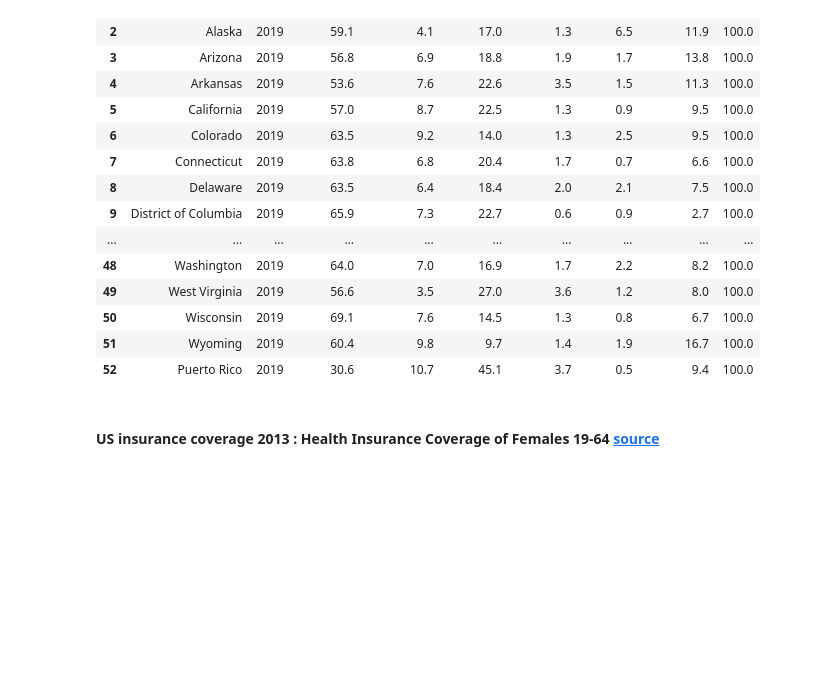
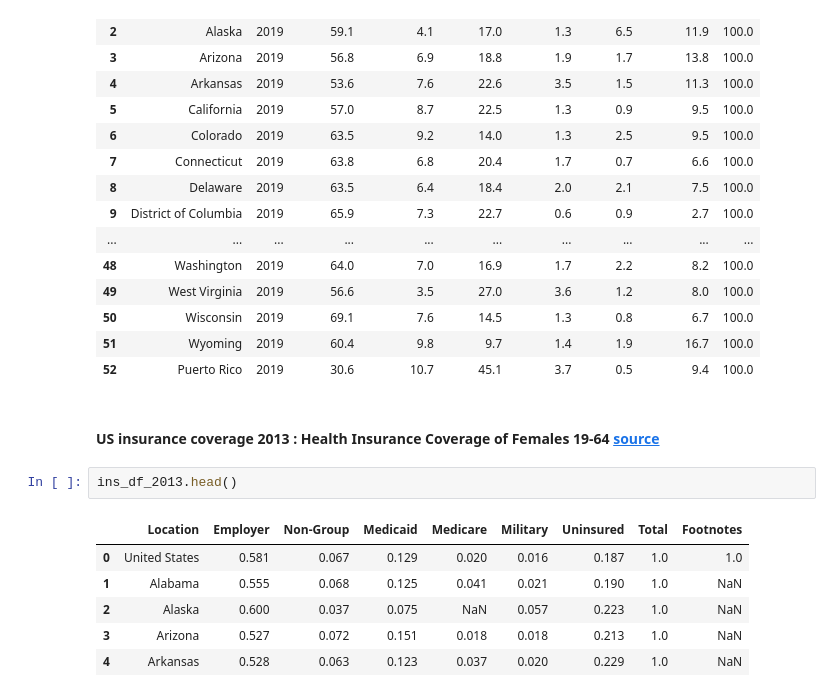
Before and after one commit to LeeProut/US-Maternal-Mortality, a Jupyter notebook: MMR_CDC.ipynb, the cells around one changed output. Cells and saved outputs as stored; diff of their text form; blank space fills up the shorter version.

```diff
--- a/MMR_CDC.ipynb
+++ b/MMR_CDC.ipynb
@@ -354,3 +357,12 @@ us_ins_2019_df
 | 52 | Puerto Rico | 2019 | 30.6 | 10.7 | 45.1 | 3.7 | 0.5 | 9.4 | 100.0 |
 # %% [markdown]
 #### US insurance coverage 2013 : Health Insurance Coverage of Females 19-64 [source](https://www.kff.org/other/state-indicator/health-insurance-coverage-of-nonelderly-adult-females/?currentTimeframe=6&sortModel=%7B%22colId%22:%22Location%22,%22sort%22:%22asc%22%7D)
+# %%
+ins_df_2013.head()
+# %% [output]
+|  | Location | Employer | Non-Group | Medicaid | Medicare | Military | Uninsured | Total | Footnotes |
+| 0 | United States | 0.581 | 0.067 | 0.129 | 0.020 | 0.016 | 0.187 | 1.0 | 1.0 |
+| 1 | Alabama | 0.555 | 0.068 | 0.125 | 0.041 | 0.021 | 0.190 | 1.0 | NaN |
+| 2 | Alaska | 0.600 | 0.037 | 0.075 | NaN | 0.057 | 0.223 | 1.0 | NaN |
+| 3 | Arizona | 0.527 | 0.072 | 0.151 | 0.018 | 0.018 | 0.213 | 1.0 | NaN |
+| 4 | Arkansas | 0.528 | 0.063 | 0.123 | 0.037 | 0.020 | 0.229 | 1.0 | NaN |
```
Also changed, not shown: parts of 7 cells of this notebook.
